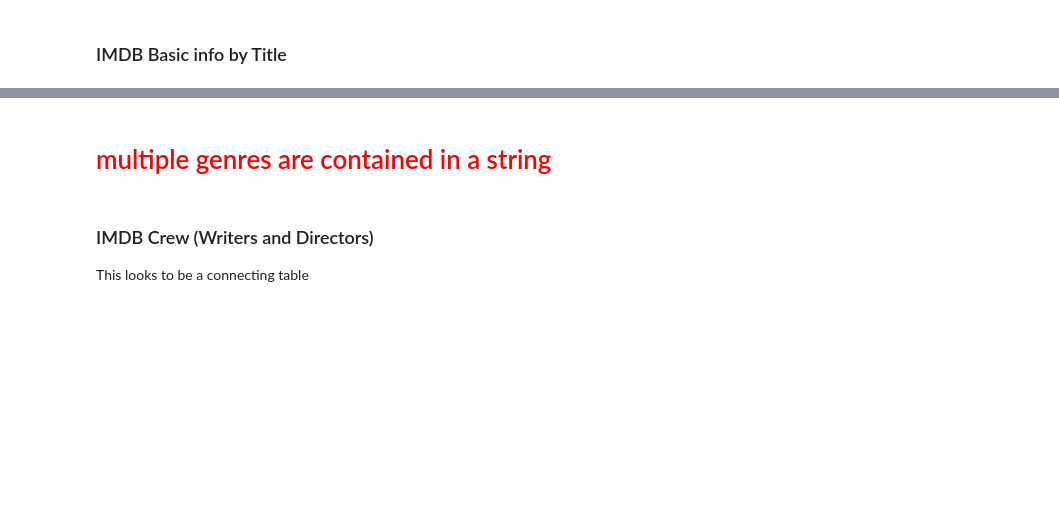
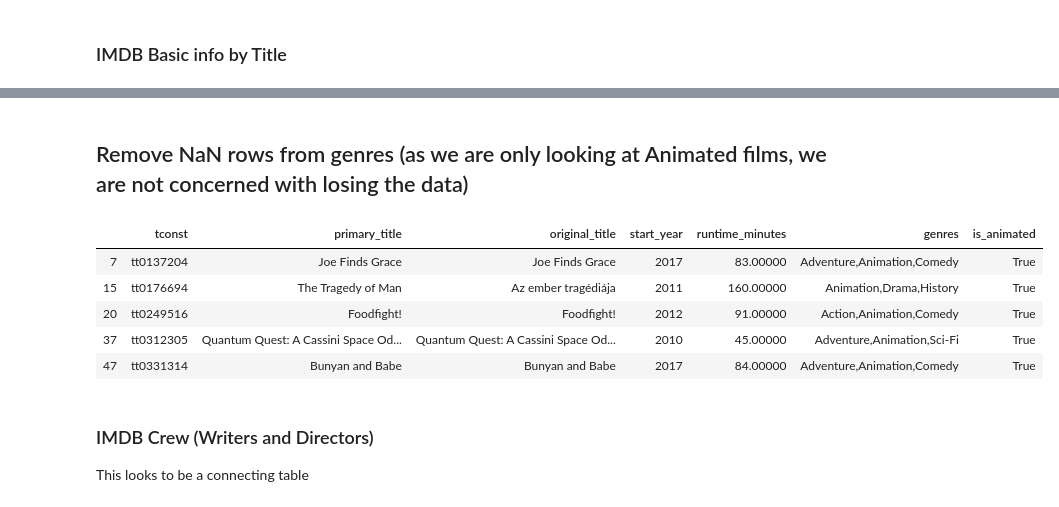
Before and after one commit to AMiNo-13/Movie-Recommendation-Project, a Jupyter notebook: MovieInvestigation.ipynb, the cells around one changed output, grey strips where cells are left out. Drawn from its saved outputs; the diff is of its cells as text; code cells hidden in the pictures; blank space fills up the shorter version.

```diff
--- a/MovieInvestigation.ipynb
+++ b/MovieInvestigation.ipynb
@@ -117,5 +123,20 @@ title_basics_imdb.head(1)
-# %% [markdown]
-# <span style="color:red"> multiple genres are contained in a string </span>
+# %% [markdown]
+## Remove NaN rows from genres (as we are only looking at Animated films, we are not concerned with losing the data)
+# %%
+title_basics_imdb.dropna(axis= 0, subset=['genres'], inplace=True)
+# %%
+title_basics_imdb['is_animated'] = title_basics_imdb.apply(lambda row : 'Animation' in row.genres, axis=1)
+# %%
+animated_films_df = title_basics_imdb.loc[title_basics_imdb['is_animated'] == True]
+# %%
+animated_films_df.head()
+# %% [output]
+|  | tconst | primary_title | original_title | start_year | runtime_minutes | genres | is_animated |
+| 7 | tt0137204 | Joe Finds Grace | Joe Finds Grace | 2017 | 83.00000 | Adventure,Animation,Comedy | True |
+| 15 | tt0176694 | The Tragedy of Man | Az ember tragédiája | 2011 | 160.00000 | Animation,Drama,History | True |
+| 20 | tt0249516 | Foodfight! | Foodfight! | 2012 | 91.00000 | Action,Animation,Comedy | True |
+| 37 | tt0312305 | Quantum Quest: A Cassini Space Od... | Quantum Quest: A Cassini Space Od... | 2010 | 45.00000 | Adventure,Animation,Sci-Fi | True |
+| 47 | tt0331314 | Bunyan and Babe | Bunyan and Babe | 2017 | 84.00000 | Adventure,Animation,Comedy | True |
 # %% [markdown]
 ### IMDB Crew (Writers and Directors)
 This looks to be a connecting table
```
Also changed, not shown: parts of 4 cells of this notebook.
